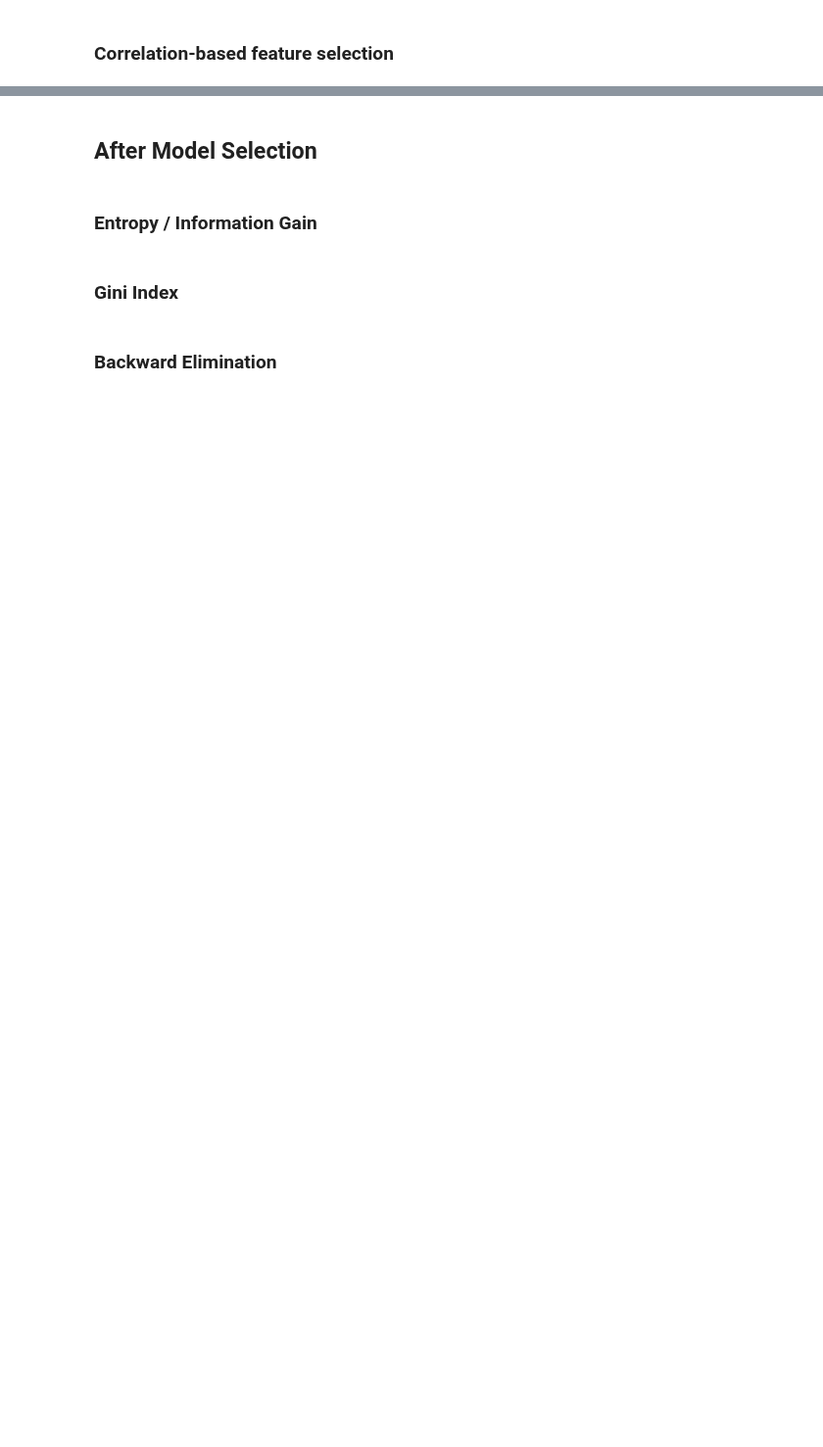
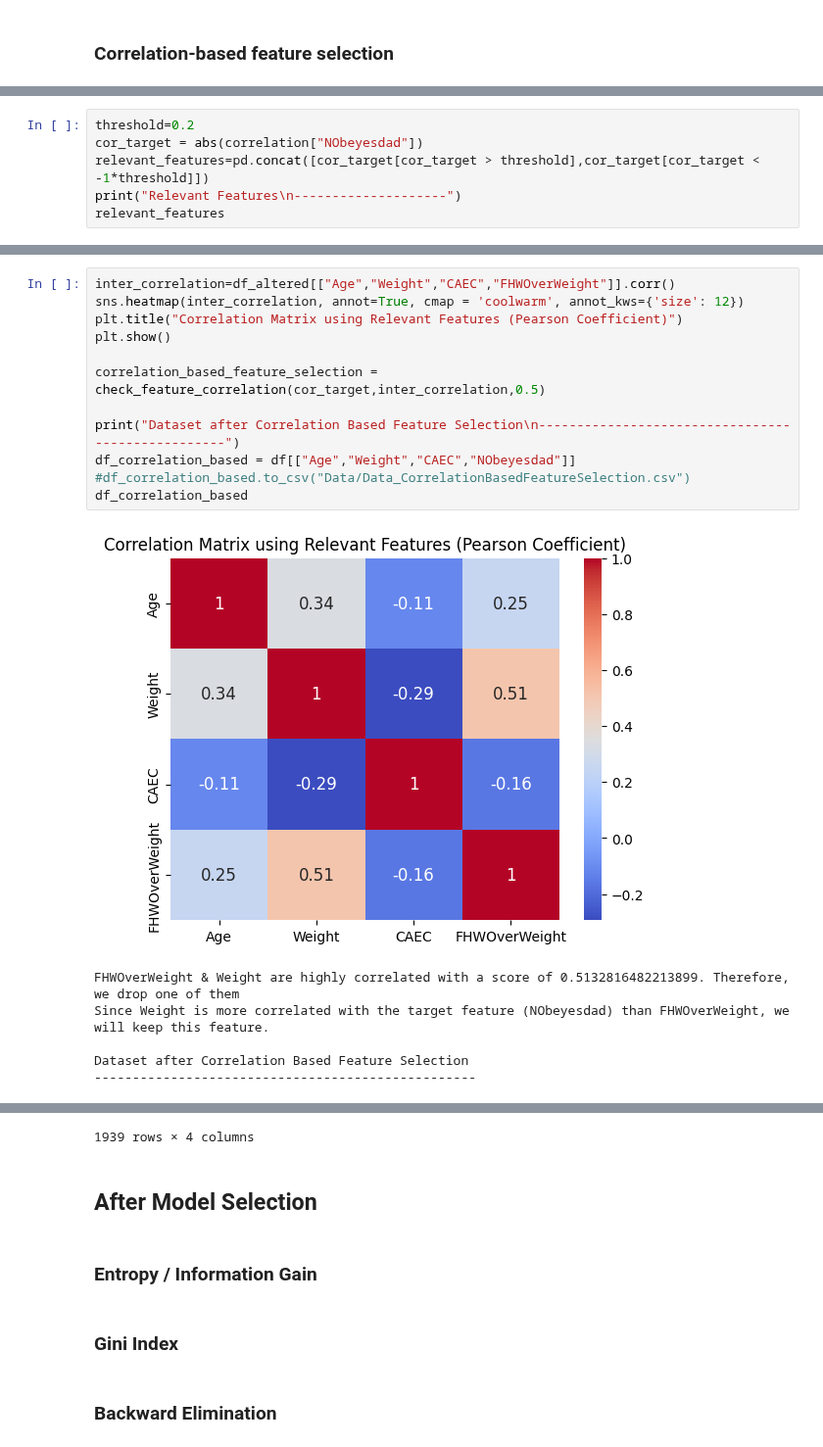
Before and after one commit to xvxvdee/CPS844_Assignment, a Jupyter notebook: Attribute_Selection.ipynb, the cells around one changed output, grey strips where cells are left out. Shown at 98% size. Cells and saved outputs as stored; diff of their text form; blank space fills up the shorter version.

```diff
--- a/Attribute_Selection.ipynb
+++ b/Attribute_Selection.ipynb
@@ -18,0 +58,6 @@ plt.show()
+# %%
+threshold=0.2
+cor_target = abs(correlation["NObeyesdad"])
+relevant_features=pd.concat([cor_target[cor_target > threshold],cor_target[cor_target < -1*threshold]])
+print("Relevant Features\n--------------------")
+relevant_features
@@ -18,0 +73,19 @@ plt.show()
+# %%
+inter_correlation=df_altered[["Age","Weight","CAEC","FHWOverWeight"]].corr()
+sns.heatmap(inter_correlation, annot=True, cmap = 'coolwarm', annot_kws={'size': 12})
+plt.title("Correlation Matrix using Relevant Features (Pearson Coefficient)")
+plt.show()
+
+correlation_based_feature_selection = check_feature_correlation(cor_target,inter_correlation,0.5)
+
+print("Dataset after Correlation Based Feature Selection\n--------------------------------------------------")
+df_correlation_based = df[["Age","Weight","CAEC","NObeyesdad"]]
+#df_correlation_based.to_csv("Data/Data_CorrelationBasedFeatureSelection.csv")
+df_correlation_based
+# %% [output]
+[figure, added]
+FHWOverWeight & Weight are highly correlated with a score of 0.5132816482213899. Therefore, we drop one of them
+Since Weight is more correlated with the target feature (NObeyesdad) than FHWOverWeight, we will keep this feature.
+
+Dataset after Correlation Based Feature Selection
+--------------------------------------------------
@@ -19,3 +104,4 @@ plt.show()
+1939 rows × 4 columns
 # %% [markdown]
 <h2> After Model Selection </h2>
 # %% [markdown]
```
Also changed, not shown: parts of 6 cells of this notebook.
